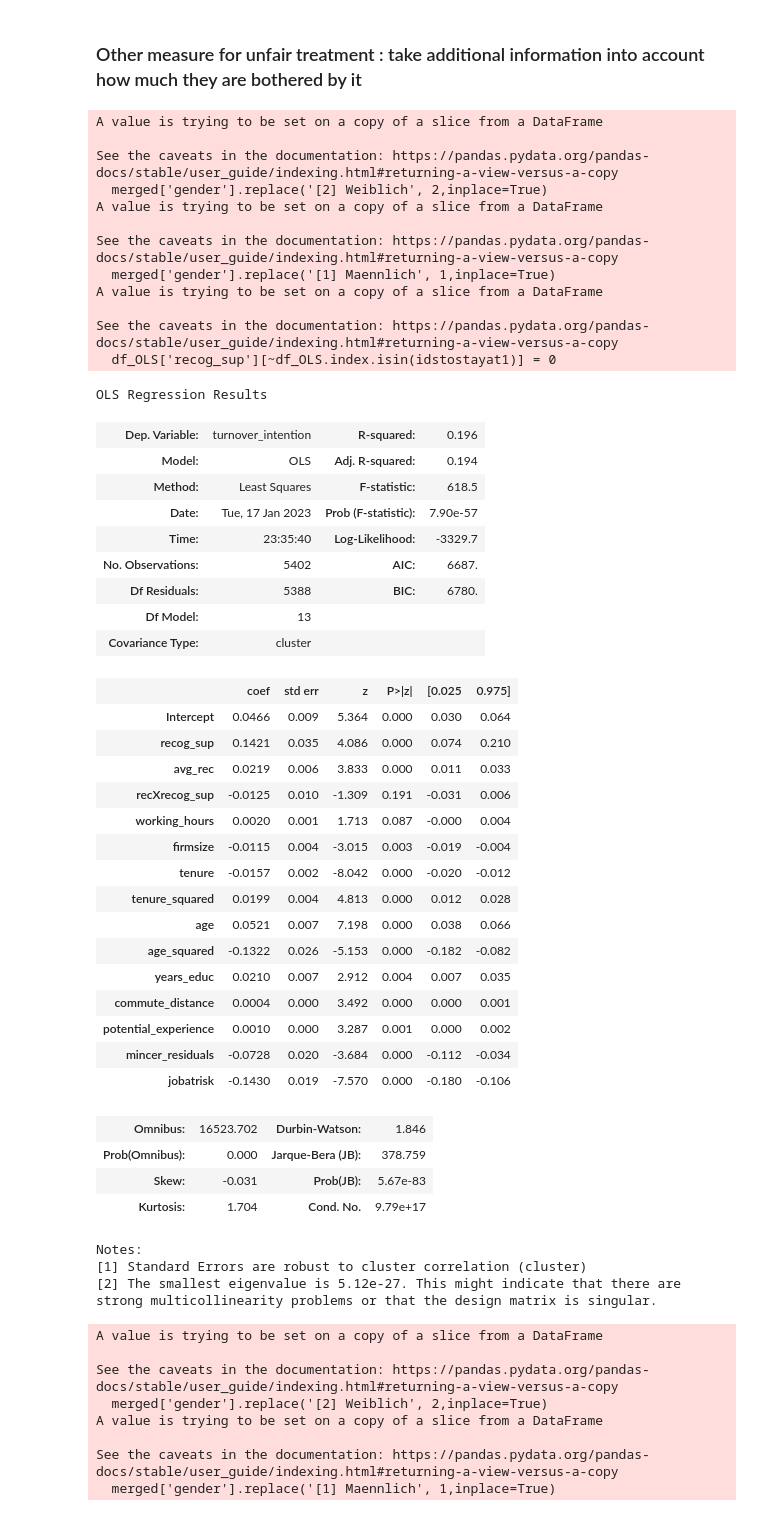
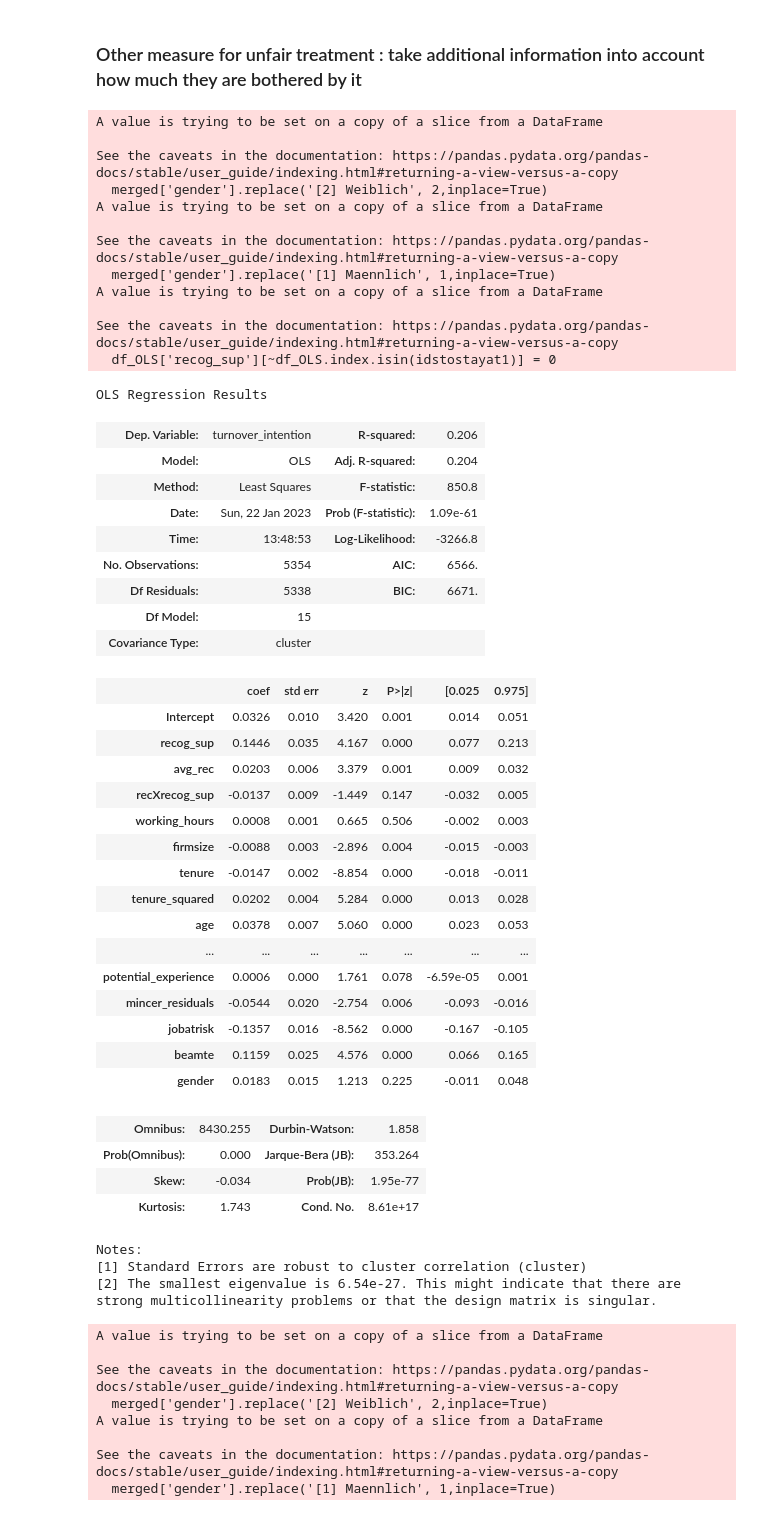
Before and after one commit to maxxxbb/ResearchModule, a Jupyter notebook: src/data_management/FirstRegression.ipynb, the cells around one changed output. Saved outputs shown, nothing was run; the diff lists cells and outputs as text; code cells hidden in the pictures.

```diff
--- a/src/data_management/FirstRegression.ipynb
+++ b/src/data_management/FirstRegression.ipynb
@@ -50,8 +50,8 @@ df_06 = data06.rename(columns={ 'wp43b01': 'recog_sup', 'wp43b02': 'felt_recog_s
 #read in 2007 data
 # here left out 'xp8601' for school degree since we have it in another module also 'xp0102' : 'work_satisfaction' for the beginning
 #for outcome and all controls
-data3= pd.read_stata(file_paths[2], columns=["pid", "hid", "syear", 'xp13101' , 'xp13102', 'xp2701', 'xp7302','xp7202','xp28', 'xp3001' ,  'xp5701' , 'xp0102' , 'xp2702', 'xp149']).set_index(['pid', 'hid'])
-df_07 = data3.rename(columns= {'xp13101':'gender','xp13102': 'year_birth' ,'xp2701': 'turnover_intention' , 'xp7302': 'wage_lastmonth','xp7202': 'overtime','xp28': 'new_job', 'xp3001': 'reason_new_job',  'xp5701' : 'commute_distance' , "xp0102" : "work_satisfaction" , 'xp2702' : "fear_losingjob" , 'xp149' : 'life_satisfaction'})
+data3= pd.read_stata(file_paths[2], columns=["pid", "hid", "syear", 'xp13101' , 'xp13102', 'xp2701', 'xp7302','xp7202','xp28', 'xp3001' ,  'xp5701' , 'xp0102' , 'xp2702', 'xp149' , 'xp40']).set_index(['pid', 'hid'])
+df_07 = data3.rename(columns= {'xp13101':'gender','xp13102': 'year_birth' ,'xp2701': 'turnover_intention' , 'xp7302': 'wage_lastmonth','xp7202': 'overtime','xp28': 'new_job', 'xp3001': 'reason_new_job',  'xp5701' : 'commute_distance' , "xp0102" : "work_satisfaction" , 'xp2702' : "fear_losingjob" , 'xp149' : 'life_satisfaction' , 'xp40' : 'beamte'})
 # %%
 # read in 2007 data from work module
 
@@ -296,6 +296,7 @@ def recode_categoricals(inputdf,rc_cardinal = 0):
     merged['new_job']= merged['new_job'].map(new_job_mapping)
     # recode sector
     merged['sector'] = merged['sector'].map(sector_map)
+    merged['beamte'] = merged['beamte'].map(recog_mapping)
     # recode job satisfaction
     merged['work_satisfaction']= merged['work_satisfaction'].map(satisfaction_mapping)
     merged['life_satisfaction'] = merged['life_satisfaction'].map(satisfaction_mapping)
@@ -352,7 +353,7 @@ def merge_and_clean(df_05,df_06,df_07,work07,rc_cardinal = 0,rc_rec_binary=0):
     recoded["school_degree"] = recoded["school_degree"].map(reversed_mapping_schoold)
     recoded["sector"] = recoded["sector"].map(reversed_mapping_sector)
     # transform binary variables with 1 and 2 into 1 and 0
-    columns_to_transform = ["recog_sup","recog_effort", "recog_pay", "recog_personal" ,"gender", "turnover_intention", "new_job" , "jobatrisk"]
+    columns_to_transform = ["recog_sup","recog_effort", "recog_pay", "recog_personal" ,"gender", "turnover_intention", "new_job" , "jobatrisk" , "beamte"]
 
     # Iterate over the columns and replace the values 2 with 0
     for col in columns_to_transform:
@@ -925,64 +940,64 @@ df_OLS.dropna(inplace=True)
 
 
 
 
 
 # Specify model
-formula_main = 'turnover_intention ~ recog_sup + avg_rec + recXrecog_sup + working_hours + firmsize + tenure + tenure_squared + age + age_squared + years_educ + commute_distance + potential_experience + mincer_residuals + jobatrisk'
+formula_main = 'turnover_intention ~ recog_sup + avg_rec + recXrecog_sup + working_hours + firmsize + tenure + tenure_squared + age + age_squared + years_educ + commute_distance + potential_experience + mincer_residuals + jobatrisk + beamte + gender'
 
 # Fit the regression and cluster on the sector variable
 reg = smf.ols(formula_main, data=df_OLS).fit(cov_type='cluster', cov_kwds={'groups': df_OLS['sector']})
 
 # Print the regression results
 summary = reg.summary()
 #print(summary.as_latex())
 summary
 # %% [output]
 A value is trying to be set on a copy of a slice from a DataFrame
 
 See the caveats in the documentation: https://pandas.pydata.org/pandas-docs/stable/user_guide/indexing.html#returning-a-view-versus-a-copy
   merged['gender'].replace('[2] Weiblich', 2,inplace=True)
 A value is trying to be set on a copy of a slice from a DataFrame
 
 See the caveats in the documentation: https://pandas.pydata.org/pandas-docs/stable/user_guide/indexing.html#returning-a-view-versus-a-copy
   merged['gender'].replace('[1] Maennlich', 1,inplace=True)
 A value is trying to be set on a copy of a slice from a DataFrame
 
 See the caveats in the documentation: https://pandas.pydata.org/pandas-docs/stable/user_guide/indexing.html#returning-a-view-versus-a-copy
   df_OLS['recog_sup'][~df_OLS.index.isin(idstostayat1)] = 0
 OLS Regression Results
-| Dep. Variable: | turnover_intention | R-squared: | 0.196 |
-| Model: | OLS | Adj. R-squared: | 0.194 |
-| Method: | Least Squares | F-statistic: | 618.5 |
-| Date: | Tue, 17 Jan 2023 | Prob (F-statistic): | 7.90e-57 |
-| Time: | 23:35:40 | Log-Likelihood: | -3329.7 |
-| No. Observations: | 5402 | AIC: | 6687. |
-| Df Residuals: | 5388 | BIC: | 6780. |
-| Df Model: | 13 |  |  |
+| Dep. Variable: | turnover_intention | R-squared: | 0.206 |
+| Model: | OLS | Adj. R-squared: | 0.204 |
+| Method: | Least Squares | F-statistic: | 850.8 |
+| Date: | Sun, 22 Jan 2023 | Prob (F-statistic): | 1.09e-61 |
+| Time: | 13:48:53 | Log-Likelihood: | -3266.8 |
+| No. Observations: | 5354 | AIC: | 6566. |
+| Df Residuals: | 5338 | BIC: | 6671. |
+| Df Model: | 15 |  |  |
 | Covariance Type: | cluster |  |  |
 |  | coef | std err | z | P>|z| | [0.025 | 0.975] |
-| Intercept | 0.0466 | 0.009 | 5.364 | 0.000 | 0.030 | 0.064 |
-| recog_sup | 0.1421 | 0.035 | 4.086 | 0.000 | 0.074 | 0.210 |
-| avg_rec | 0.0219 | 0.006 | 3.833 | 0.000 | 0.011 | 0.033 |
-| recXrecog_sup | -0.0125 | 0.010 | -1.309 | 0.191 | -0.031 | 0.006 |
-| working_hours | 0.0020 | 0.001 | 1.713 | 0.087 | -0.000 | 0.004 |
-| firmsize | -0.0115 | 0.004 | -3.015 | 0.003 | -0.019 | -0.004 |
-| tenure | -0.0157 | 0.002 | -8.042 | 0.000 | -0.020 | -0.012 |
-| tenure_squared | 0.0199 | 0.004 | 4.813 | 0.000 | 0.012 | 0.028 |
-| age | 0.0521 | 0.007 | 7.198 | 0.000 | 0.038 | 0.066 |
-| age_squared | -0.1322 | 0.026 | -5.153 | 0.000 | -0.182 | -0.082 |
-| years_educ | 0.0210 | 0.007 | 2.912 | 0.004 | 0.007 | 0.035 |
-| commute_distance | 0.0004 | 0.000 | 3.492 | 0.000 | 0.000 | 0.001 |
-| potential_experience | 0.0010 | 0.000 | 3.287 | 0.001 | 0.000 | 0.002 |
-| mincer_residuals | -0.0728 | 0.020 | -3.684 | 0.000 | -0.112 | -0.034 |
-| jobatrisk | -0.1430 | 0.019 | -7.570 | 0.000 | -0.180 | -0.106 |
+| Intercept | 0.0326 | 0.010 | 3.420 | 0.001 | 0.014 | 0.051 |
+| recog_sup | 0.1446 | 0.035 | 4.167 | 0.000 | 0.077 | 0.213 |
+| avg_rec | 0.0203 | 0.006 | 3.379 | 0.001 | 0.009 | 0.032 |
+| recXrecog_sup | -0.0137 | 0.009 | -1.449 | 0.147 | -0.032 | 0.005 |
+| working_hours | 0.0008 | 0.001 | 0.665 | 0.506 | -0.002 | 0.003 |
+| firmsize | -0.0088 | 0.003 | -2.896 | 0.004 | -0.015 | -0.003 |
+| tenure | -0.0147 | 0.002 | -8.854 | 0.000 | -0.018 | -0.011 |
+| tenure_squared | 0.0202 | 0.004 | 5.284 | 0.000 | 0.013 | 0.028 |
+| age | 0.0378 | 0.007 | 5.060 | 0.000 | 0.023 | 0.053 |
+| ... | ... | ... | ... | ... | ... | ... |
+| potential_experience | 0.0006 | 0.000 | 1.761 | 0.078 | -6.59e-05 | 0.001 |
+| mincer_residuals | -0.0544 | 0.020 | -2.754 | 0.006 | -0.093 | -0.016 |
+| jobatrisk | -0.1357 | 0.016 | -8.562 | 0.000 | -0.167 | -0.105 |
+| beamte | 0.1159 | 0.025 | 4.576 | 0.000 | 0.066 | 0.165 |
+| gender | 0.0183 | 0.015 | 1.213 | 0.225 | -0.011 | 0.048 |
-| Omnibus: | 16523.702 | Durbin-Watson: | 1.846 |
-| Prob(Omnibus): | 0.000 | Jarque-Bera (JB): | 378.759 |
-| Skew: | -0.031 | Prob(JB): | 5.67e-83 |
-| Kurtosis: | 1.704 | Cond. No. | 9.79e+17 |
+| Omnibus: | 8430.255 | Durbin-Watson: | 1.858 |
+| Prob(Omnibus): | 0.000 | Jarque-Bera (JB): | 353.264 |
+| Skew: | -0.034 | Prob(JB): | 1.95e-77 |
+| Kurtosis: | 1.743 | Cond. No. | 8.61e+17 |
 Notes:
 [1] Standard Errors are robust to cluster correlation (cluster)
-[2] The smallest eigenvalue is 5.12e-27. This might indicate that there are
+[2] The smallest eigenvalue is 6.54e-27. This might indicate that there are
 strong multicollinearity problems or that the design matrix is singular.
 # %%
 df_OLS = include_jobchangers(add_mincer_residuals(merge_and_clean(df_05,df_06,df_07,work07)))
```
Also changed, not shown: parts of 8 cells of this notebook, 1 other file.
